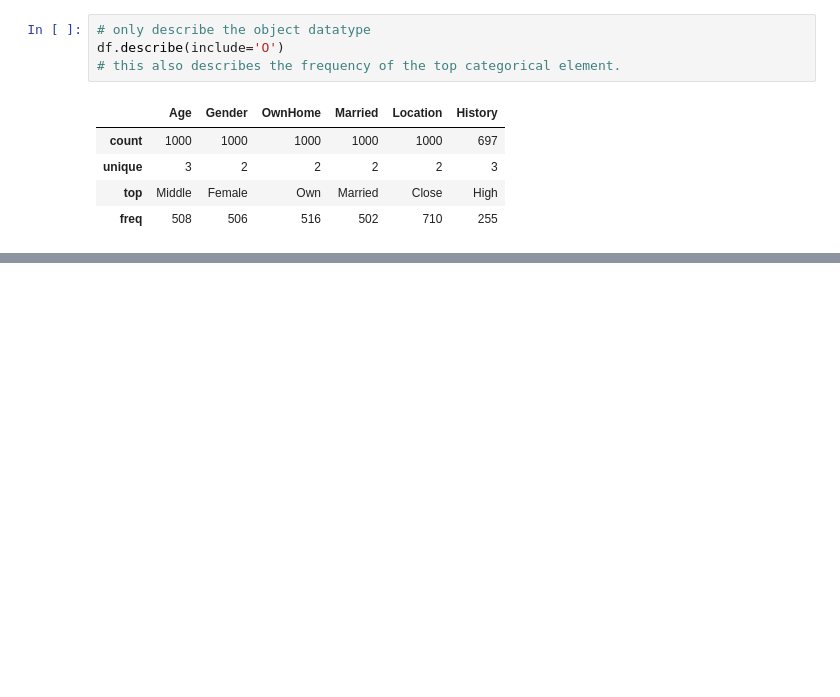
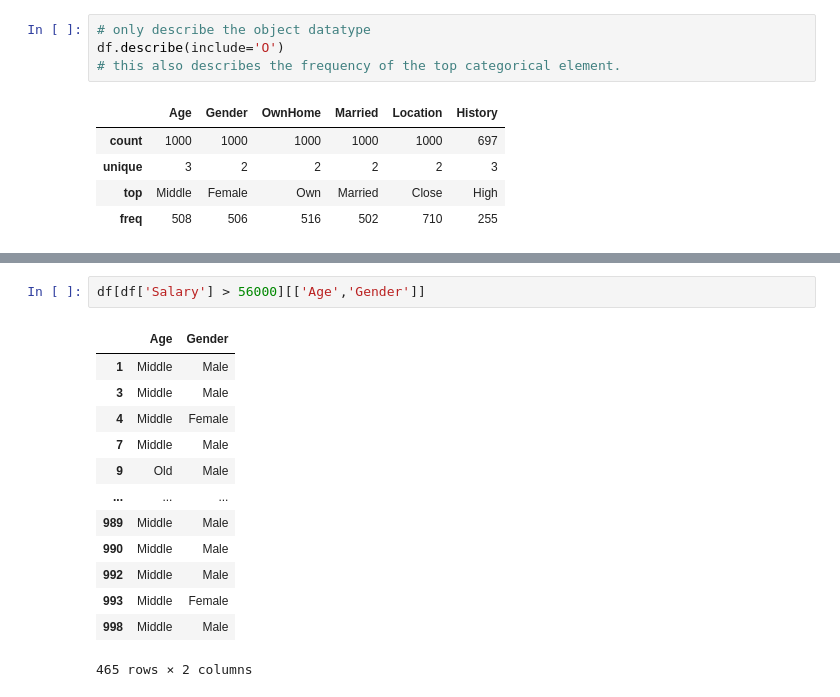
Before and after one commit to kshirsagarsiddharth/manipal_data_science, a Jupyter notebook: pandas_manipal.ipynb, the cells around one changed output, grey strips where cells are left out. Saved outputs shown, nothing was run; the diff lists cells and outputs as text; blank space fills up the shorter version.

```diff
--- a/pandas_manipal.ipynb
+++ b/pandas_manipal.ipynb
@@ -514,0 +573,16 @@ Length: 697, dtype: int64
+# %%
+df[df['Salary'] > 56000][['Age','Gender']]
+# %% [output]
+|  | Age | Gender |
+| 1 | Middle | Male |
+| 3 | Middle | Male |
+| 4 | Middle | Female |
+| 7 | Middle | Male |
+| 9 | Old | Male |
+| ... | ... | ... |
+| 989 | Middle | Male |
+| 990 | Middle | Male |
+| 992 | Middle | Male |
+| 993 | Middle | Female |
+| 998 | Middle | Male |
+465 rows × 2 columns
```
Also changed, not shown: parts of 27 cells of this notebook.
